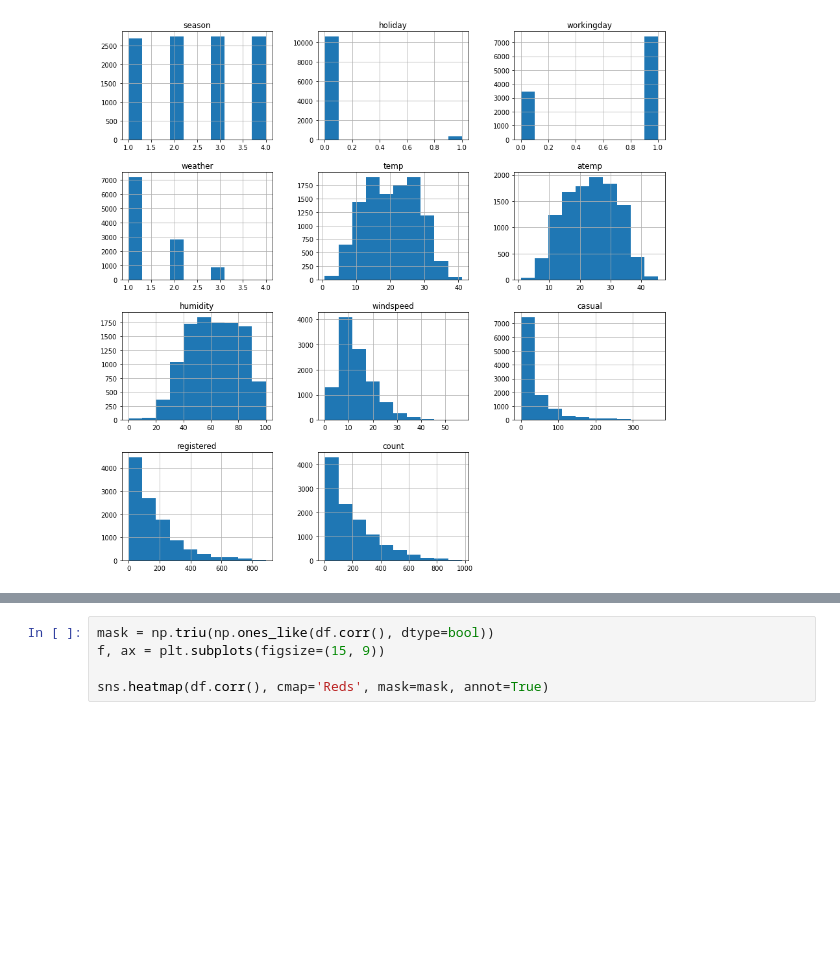
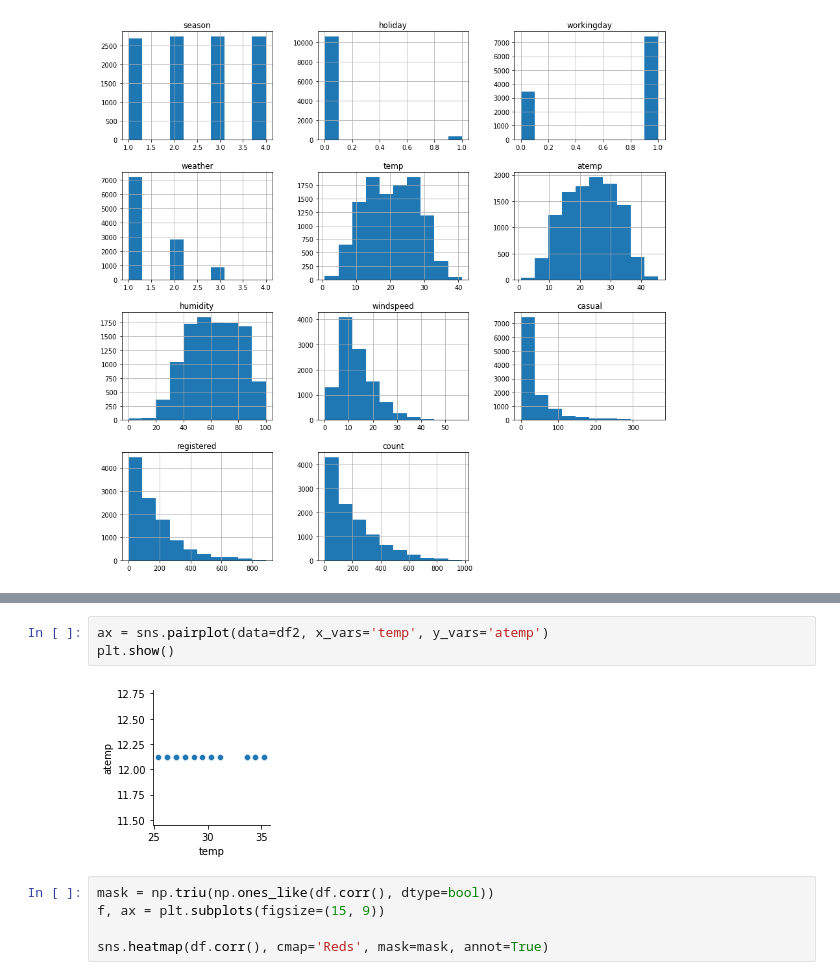
Before and after one commit to HumanBojack/Bike-usage-prediction, a Jupyter notebook: solo_work/romain/data_analysis.ipynb, the cells around one changed output, grey strips where cells are left out. Cells and saved outputs as stored; diff of their text form; blank space fills up the shorter version.

```diff
--- a/solo_work/romain/data_analysis.ipynb
+++ b/solo_work/romain/data_analysis.ipynb
@@ -52,3 +59,8 @@ array([[<AxesSubplot:title={'center':'season'}>,
+# %%
+ax = sns.pairplot(data=df2, x_vars='temp', y_vars='atemp')
+plt.show()
+# %% [output]
+[figure, added]
 # %%
 mask = np.triu(np.ones_like(df.corr(), dtype=bool))
 f, ax = plt.subplots(figsize=(15, 9))
```
Also changed, not shown: parts of 2 cells of this notebook, 3 other files.
